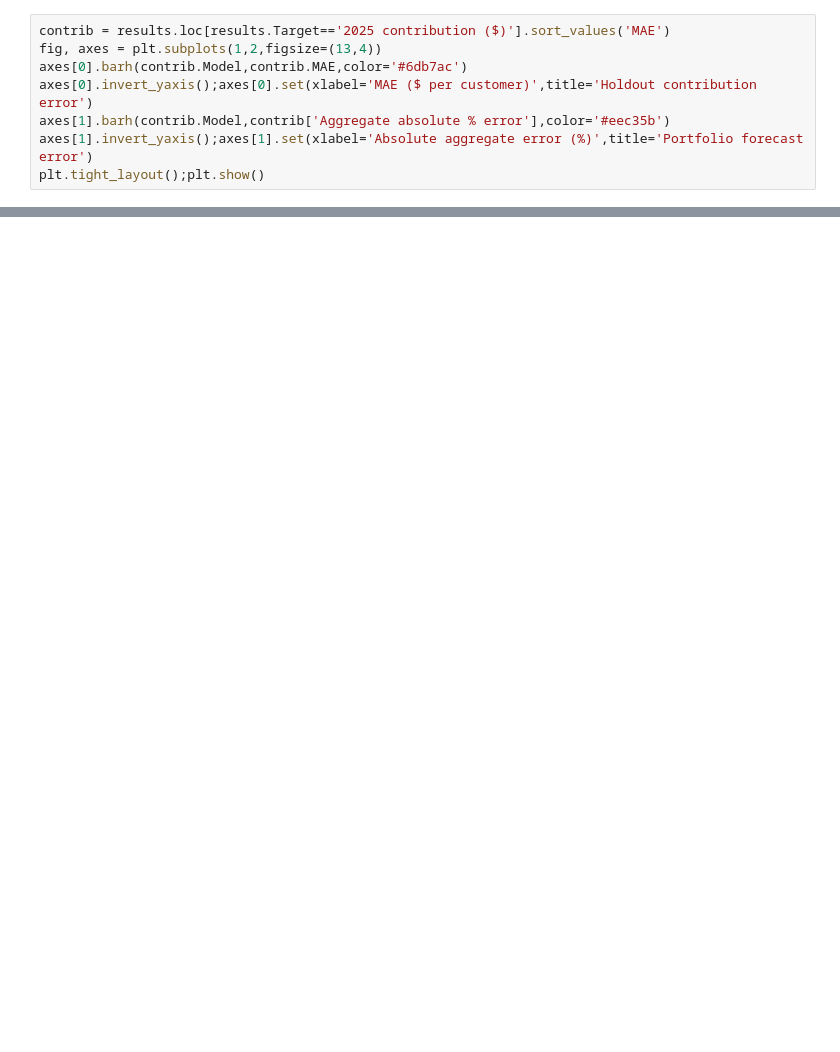
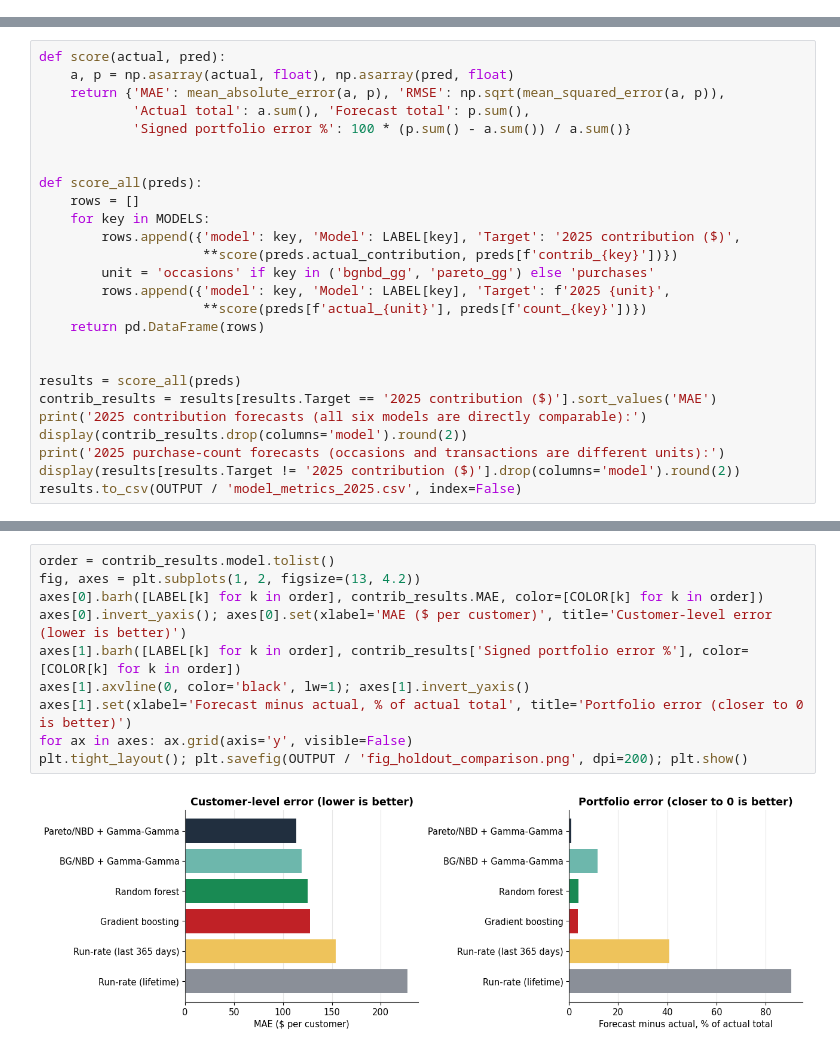
Before and after one commit to joedom99/predictive-clv-modeling, a Jupyter notebook: 02_predictive_clv_model_comparison.ipynb, the cells around one changed output, grey strips where cells are left out. Cells and saved outputs as stored; diff of their text form; blank space fills up the shorter version.

```diff
--- a/02_predictive_clv_model_comparison.ipynb
+++ b/02_predictive_clv_model_comparison.ipynb
@@ -559,8 +0,0 @@ preds.to_csv(OUTPUT/'customer_predictions_2025.csv',index=False)
-# %%
-contrib = results.loc[results.Target=='2025 contribution ($)'].sort_values('MAE')
-fig, axes = plt.subplots(1,2,figsize=(13,4))
-axes[0].barh(contrib.Model,contrib.MAE,color='#6db7ac')
-axes[0].invert_yaxis();axes[0].set(xlabel='MAE ($ per customer)',title='Holdout contribution error')
-axes[1].barh(contrib.Model,contrib['Aggregate absolute % error'],color='#eec35b')
-axes[1].invert_yaxis();axes[1].set(xlabel='Absolute aggregate error (%)',title='Portfolio forecast error')
-plt.tight_layout();plt.show()
@@ -819,0 +468,26 @@ For download: /content/clv_model_results.zip
+# %%
+def score(actual, pred):
+    a, p = np.asarray(actual, float), np.asarray(pred, float)
+    return {'MAE': mean_absolute_error(a, p), 'RMSE': np.sqrt(mean_squared_error(a, p)),
+            'Actual total': a.sum(), 'Forecast total': p.sum(),
+            'Signed portfolio error %': 100 * (p.sum() - a.sum()) / a.sum()}
+
+
+def score_all(preds):
+    rows = []
+    for key in MODELS:
+        rows.append({'model': key, 'Model': LABEL[key], 'Target': '2025 contribution ($)',
+                     **score(preds.actual_contribution, preds[f'contrib_{key}'])})
+        unit = 'occasions' if key in ('bgnbd_gg', 'pareto_gg') else 'purchases'
+        rows.append({'model': key, 'Model': LABEL[key], 'Target': f'2025 {unit}',
+                     **score(preds[f'actual_{unit}'], preds[f'count_{key}'])})
+    return pd.DataFrame(rows)
+
+
+results = score_all(preds)
+contrib_results = results[results.Target == '2025 contribution ($)'].sort_values('MAE')
+print('2025 contribution forecasts (all six models are directly comparable):')
+display(contrib_results.drop(columns='model').round(2))
+print('2025 purchase-count forecasts (occasions and transactions are different units):')
+display(results[results.Target != '2025 contribution ($)'].drop(columns='model').round(2))
+results.to_csv(OUTPUT / 'model_metrics_2025.csv', index=False)
@@ -819,0 +511,12 @@ For download: /content/clv_model_results.zip
+# %%
+order = contrib_results.model.tolist()
+fig, axes = plt.subplots(1, 2, figsize=(13, 4.2))
+axes[0].barh([LABEL[k] for k in order], contrib_results.MAE, color=[COLOR[k] for k in order])
+axes[0].invert_yaxis(); axes[0].set(xlabel='MAE ($ per customer)', title='Customer-level error (lower is better)')
+axes[1].barh([LABEL[k] for k in order], contrib_results['Signed portfolio error %'], color=[COLOR[k] for k in order])
+axes[1].axvline(0, color='black', lw=1); axes[1].invert_yaxis()
+axes[1].set(xlabel='Forecast minus actual, % of actual total', title='Portfolio error (closer to 0 is better)')
+for ax in axes: ax.grid(axis='y', visible=False)
+plt.tight_layout(); plt.savefig(OUTPUT / 'fig_holdout_comparison.png', dpi=200); plt.show()
+# %% [output]
+[figure, added]
```
Also changed, not shown: parts of 77 cells of this notebook.
